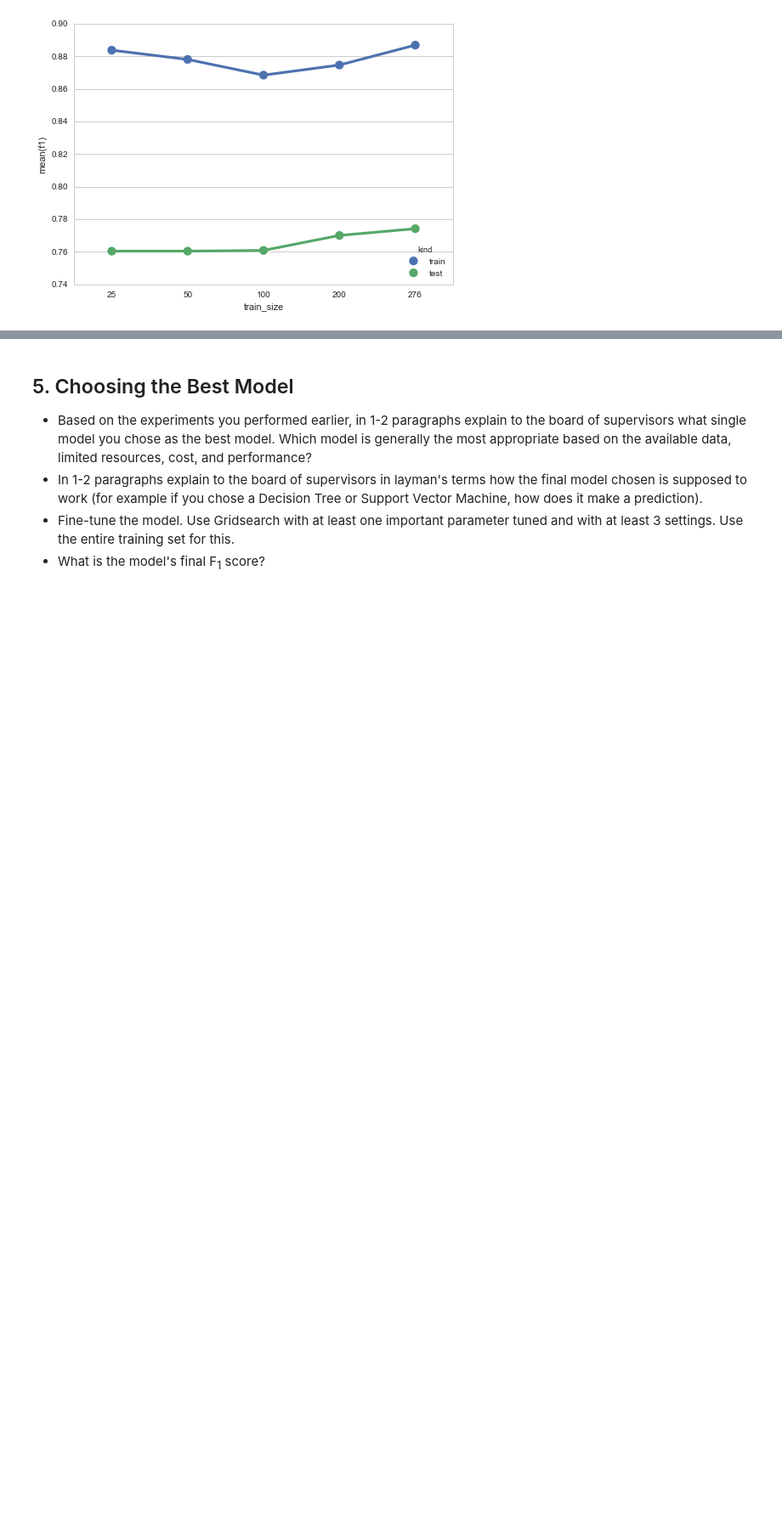
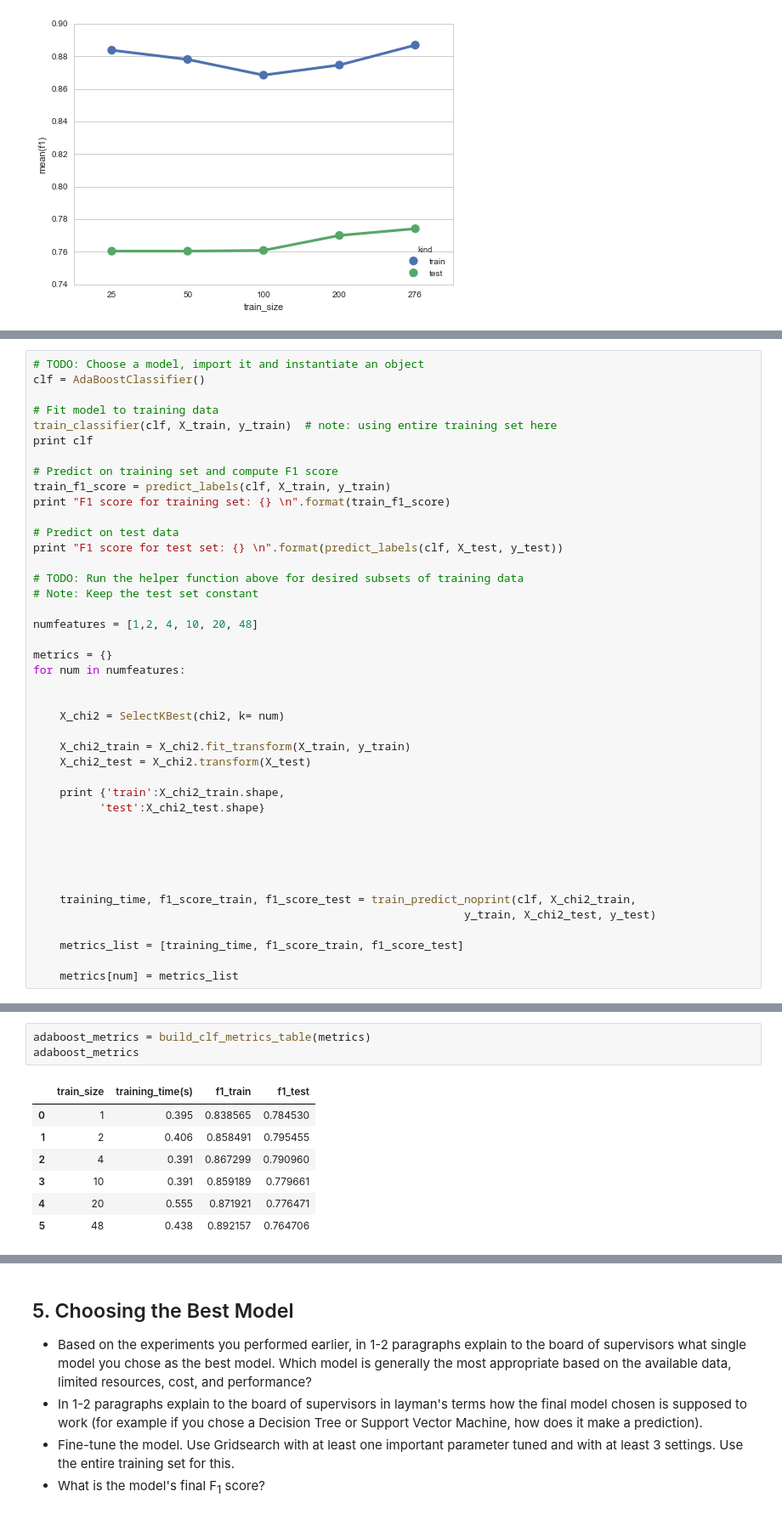
Before and after one commit to baumanab/Udacity_MachineLearningEngineer_ND, a Jupyter notebook: projects/student_intervention/student_intervention.ipynb, the cells around one changed output, grey strips where cells are left out. Shown at 85% size. Drawn from its saved outputs; the diff is of its cells as text; blank space fills up the shorter version.

```diff
--- a/projects/student_intervention/student_intervention.ipynb
+++ b/projects/student_intervention/student_intervention.ipynb
@@ -672,0 +567,42 @@ svc_plot = gen_test_train_plot(svc_melted)
+# %%
+# TODO: Choose a model, import it and instantiate an object
+clf = AdaBoostClassifier()
+
+# Fit model to training data
+train_classifier(clf, X_train, y_train)  # note: using entire training set here
+print clf
+
+# Predict on training set and compute F1 score
+train_f1_score = predict_labels(clf, X_train, y_train)
+print "F1 score for training set: {} \n".format(train_f1_score)
+
+# Predict on test data
+print "F1 score for test set: {} \n".format(predict_labels(clf, X_test, y_test))
+
+# TODO: Run the helper function above for desired subsets of training data
+# Note: Keep the test set constant
+
+numfeatures = [1,2, 4, 10, 20, 48]
+
+metrics = {}
+for num in numfeatures:
+
+
+    X_chi2 = SelectKBest(chi2, k= num)
+
+    X_chi2_train = X_chi2.fit_transform(X_train, y_train)
+    X_chi2_test = X_chi2.transform(X_test)
+
+    print {'train':X_chi2_train.shape,
+          'test':X_chi2_test.shape}
+
+
+
+
+
+    training_time, f1_score_train, f1_score_test = train_predict_noprint(clf, X_chi2_train,
+                                                                 y_train, X_chi2_test, y_test)
+
+    metrics_list = [training_time, f1_score_train, f1_score_test]
+
+    metrics[num] = metrics_list
@@ -672,0 +622,11 @@ svc_plot = gen_test_train_plot(svc_melted)
+# %%
+adaboost_metrics = build_clf_metrics_table(metrics)
+adaboost_metrics
+# %% [output]
+|  | train_size | training_time(s) | f1_train | f1_test |
+| 0 | 1 | 0.395 | 0.838565 | 0.784530 |
+| 1 | 2 | 0.406 | 0.858491 | 0.795455 |
+| 2 | 4 | 0.391 | 0.867299 | 0.790960 |
+| 3 | 10 | 0.391 | 0.859189 | 0.779661 |
+| 4 | 20 | 0.555 | 0.871921 | 0.776471 |
+| 5 | 48 | 0.438 | 0.892157 | 0.764706 |
```
Also changed, not shown: parts of 27 cells of this notebook.
